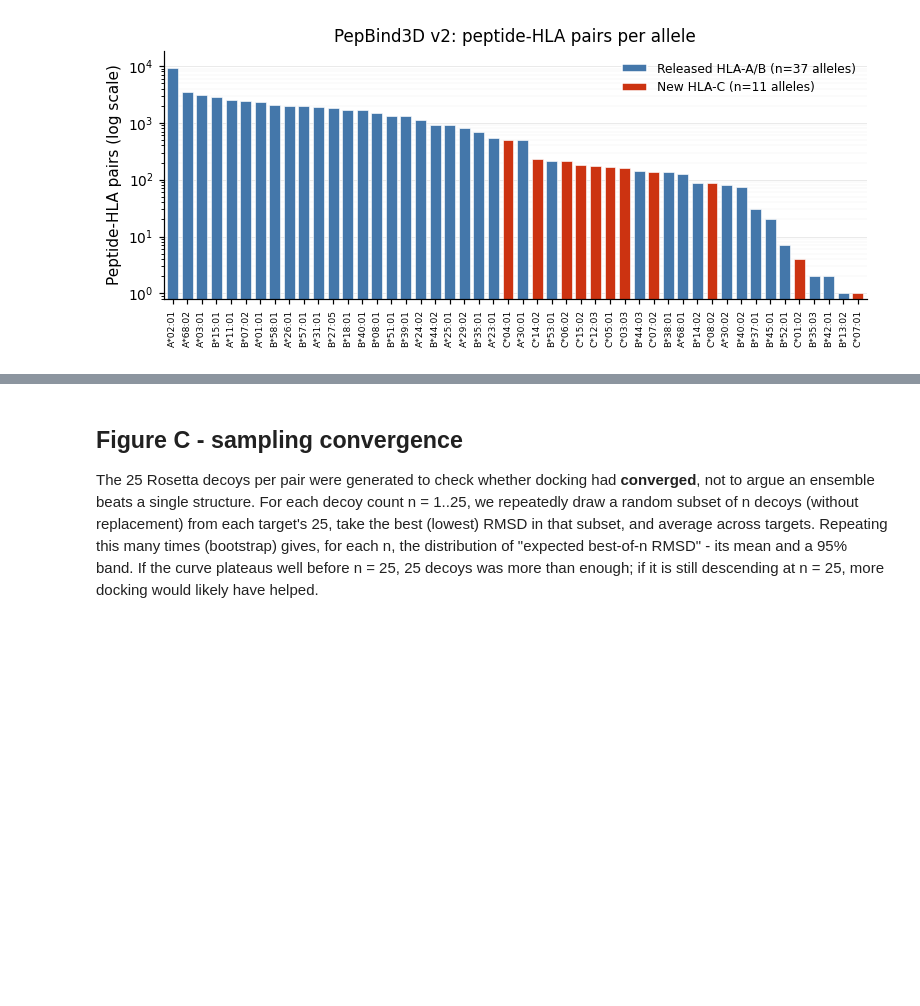
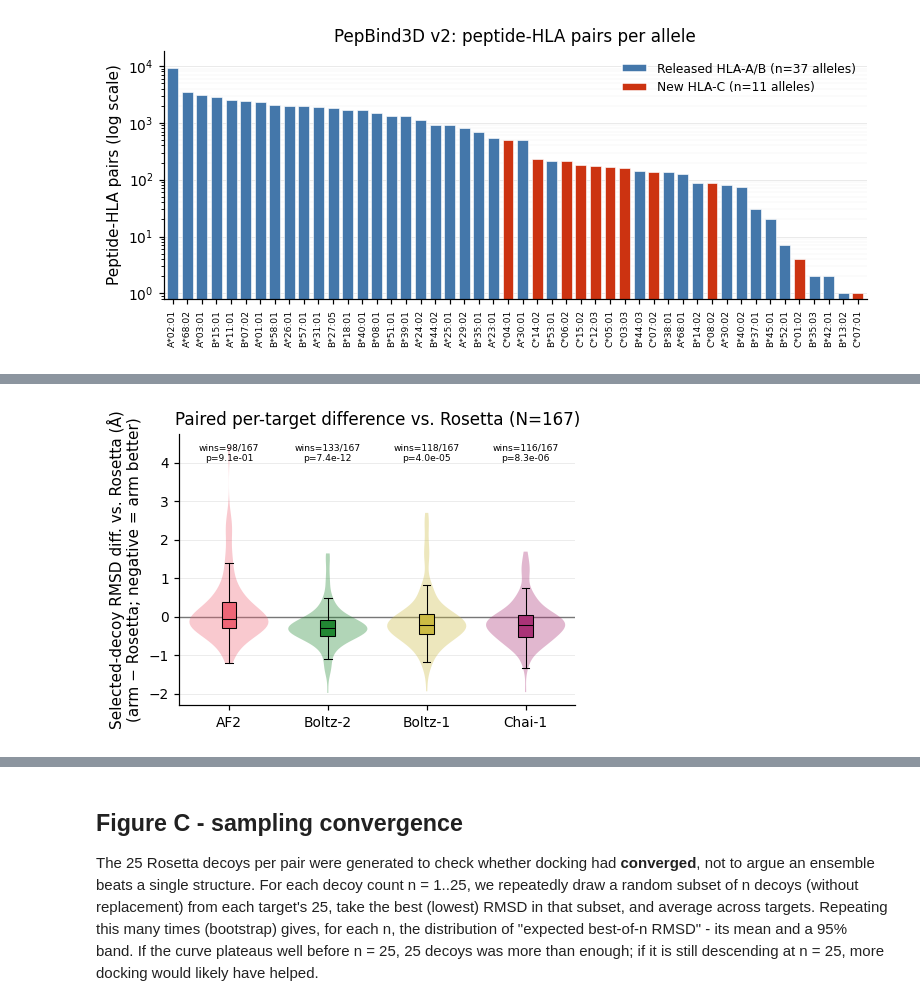
Before and after one commit to kunikohunter/PepBind3D, a Jupyter notebook: 08_revision_figures.ipynb, the cells around one changed output, grey strips where cells are left out. Cells and saved outputs as stored; diff of their text form; code cells hidden in the pictures; blank space fills up the shorter version.

```diff
--- a/08_revision_figures.ipynb
+++ b/08_revision_figures.ipynb
@@ -292,0 +449,51 @@ plt.show()
+# %%
+fig, ax = plt.subplots(figsize=(COL1_WIDTH * 1.3, 3.2))
+
+comp_models = [m for m in MODEL_SPECS if m != "Rosetta"]
+positions = np.arange(1, len(comp_models) + 1)
+diffs_by_model = [
+    (summary_by_model[m].loc[common_ids, "selected"] - rosetta_selected).values
+    for m in comp_models
+]
+
+vp = ax.violinplot(diffs_by_model, positions=positions, showextrema=False, widths=0.8)
+for body, m in zip(vp["bodies"], comp_models):
+    body.set_facecolor(MODEL_COLORS[m])
+    body.set_edgecolor("none")
+    body.set_alpha(0.35)
+
+bp = ax.boxplot(diffs_by_model, positions=positions, widths=0.15, showfliers=False,
+                 patch_artist=True)
+for patch, m in zip(bp["boxes"], comp_models):
+    patch.set_facecolor(MODEL_COLORS[m])
+    patch.set_edgecolor("black")
+    patch.set_linewidth(0.7)
+for element in ("whiskers", "caps", "medians"):
+    for line in bp[element]:
+        line.set_color("black")
+        line.set_linewidth(0.7)
+
+ax.axhline(0.0, color="black", linestyle="-", linewidth=0.8, zorder=0)
+
+ax.set_xticks(positions)
+ax.set_xticklabels(comp_models)
+ax.set_ylabel("Selected-decoy RMSD diff. vs. Rosetta (\u00c5)\n"
+              "(arm \u2212 Rosetta; negative = arm better)")
+ax.set_title(f"Paired per-target difference vs. Rosetta (N={N_COMMON})")
+
+for i, m in enumerate(comp_models):
+    row = comparison_table.loc[m]
+    ax.text(positions[i], ax.get_ylim()[1] * 0.95,
+            f"wins={int(row['wins_vs_rosetta'])}/{N_COMMON}\np={row['wilcoxon_p']:.1e}",
+            ha="center", va="top", fontsize=6)
+
+ax.yaxis.grid(True, color=GRID_COLOR, linewidth=0.5, alpha=0.7)
+ax.set_axisbelow(True)
+ax.spines["top"].set_visible(False)
+ax.spines["right"].set_visible(False)
+
+fig.tight_layout()
+savefig(fig, "figureB2_paired_difference_vs_rosetta")
+plt.show()
+# %% [output]
+[figure, added]
```
Also changed, not shown: parts of 20 cells of this notebook, 9 other files.
